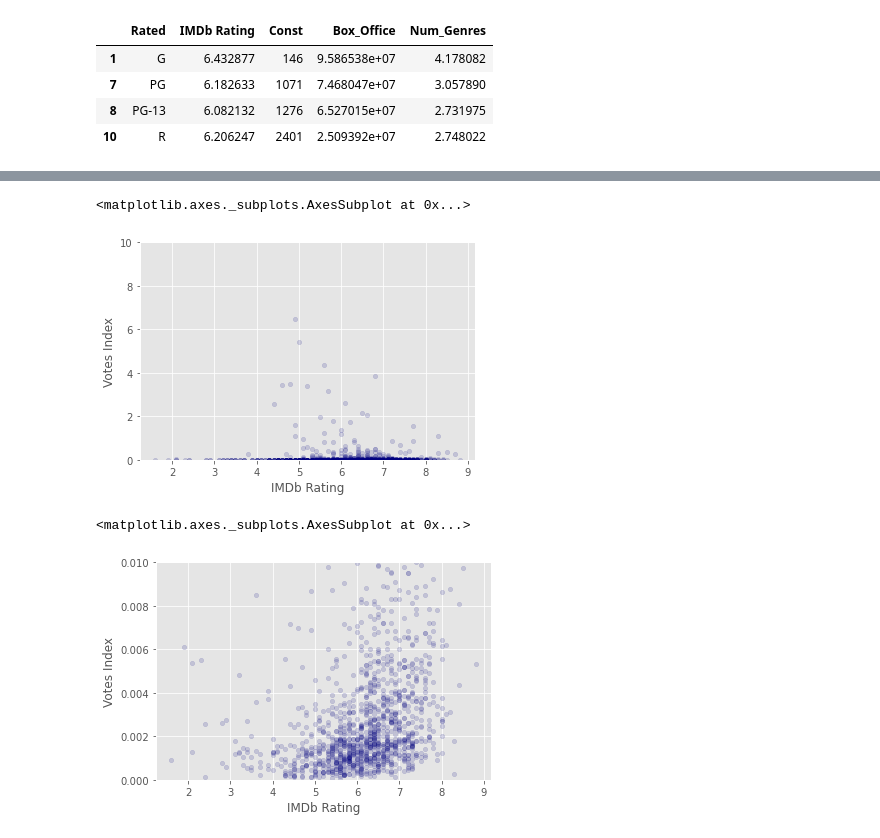
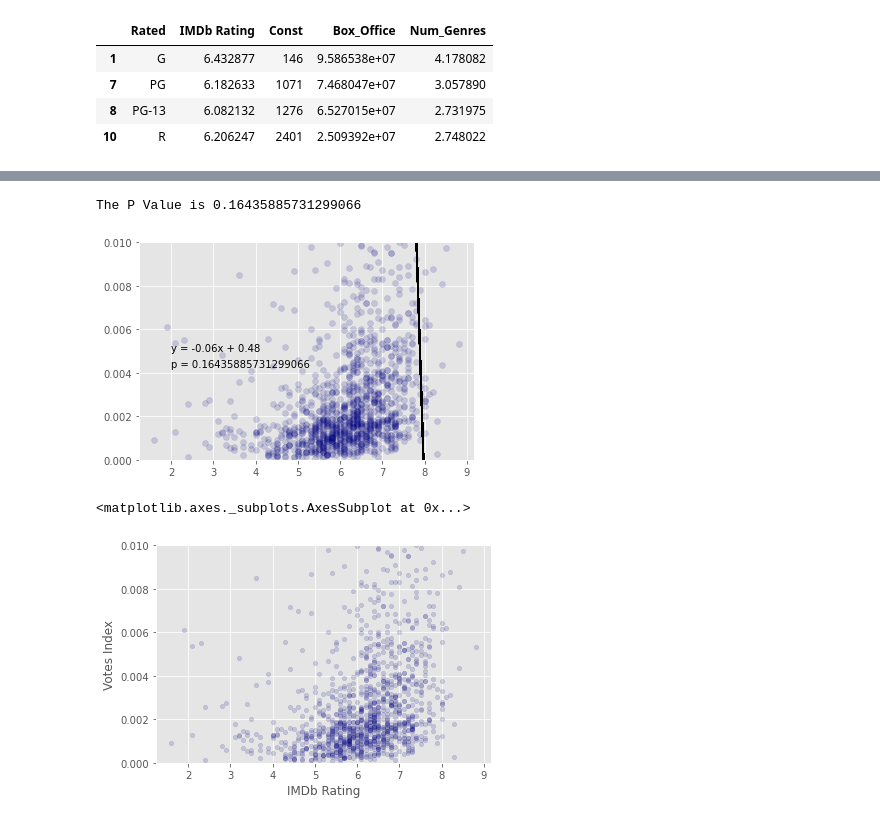
Before and after one commit to Lweston75/Project-One, a Jupyter notebook: ESPgraphs.ipynb, the cells around one changed output, grey strips where cells are left out. Cells and saved outputs as stored; diff of their text form; code cells hidden in the pictures.

```diff
--- a/ESPgraphs.ipynb
+++ b/ESPgraphs.ipynb
@@ -256,11 +287,15 @@ movie_df.plot.scatter('IMDb Rating','Num Votes', alpha = 0.15, color = 'navy')
+# %%
+movie_df['Votes Index'] = movie_df['Num Votes']/movie_df['Box_Office']
+plot = [2, 0.005]
+y_limit = (0,0.01)
+Scatter_w_Trend(movie_df, 'IMDb Rating','Votes Index',plot,y_limit)
+# %% [output]
+The P Value is 0.16435885731299066
+[figure, added]
 # %%
-movie_df['Votes Index'] = movie_df['Num Votes']/movie_df['Box_Office']
-movie_df.plot.scatter('IMDb Rating','Votes Index', ylim = (0,10), alpha = 0.15, color = 'navy')
+movie_df.plot.scatter('IMDb Rating','Votes Index', ylim = (0,0.01), alpha = 0.15, color = 'navy')
+plot = [1,60]
+Scatter_w_Trend(movie_df, 'IMDb Rating','Votes Index',plot)
 # %% [output]
 <matplotlib.axes._subplots.AxesSubplot at 0x...>
-[figure, old version]
+[figure, new version]
-# %%
-movie_df.plot.scatter('IMDb Rating','Votes Index', ylim = (0,0.01), alpha = 0.15, color = 'navy')
-# %% [output]
-<matplotlib.axes._subplots.AxesSubplot at 0x...>
-[figure, removed]
```
Also changed, not shown: parts of 7 cells of this notebook, 1 other file.
